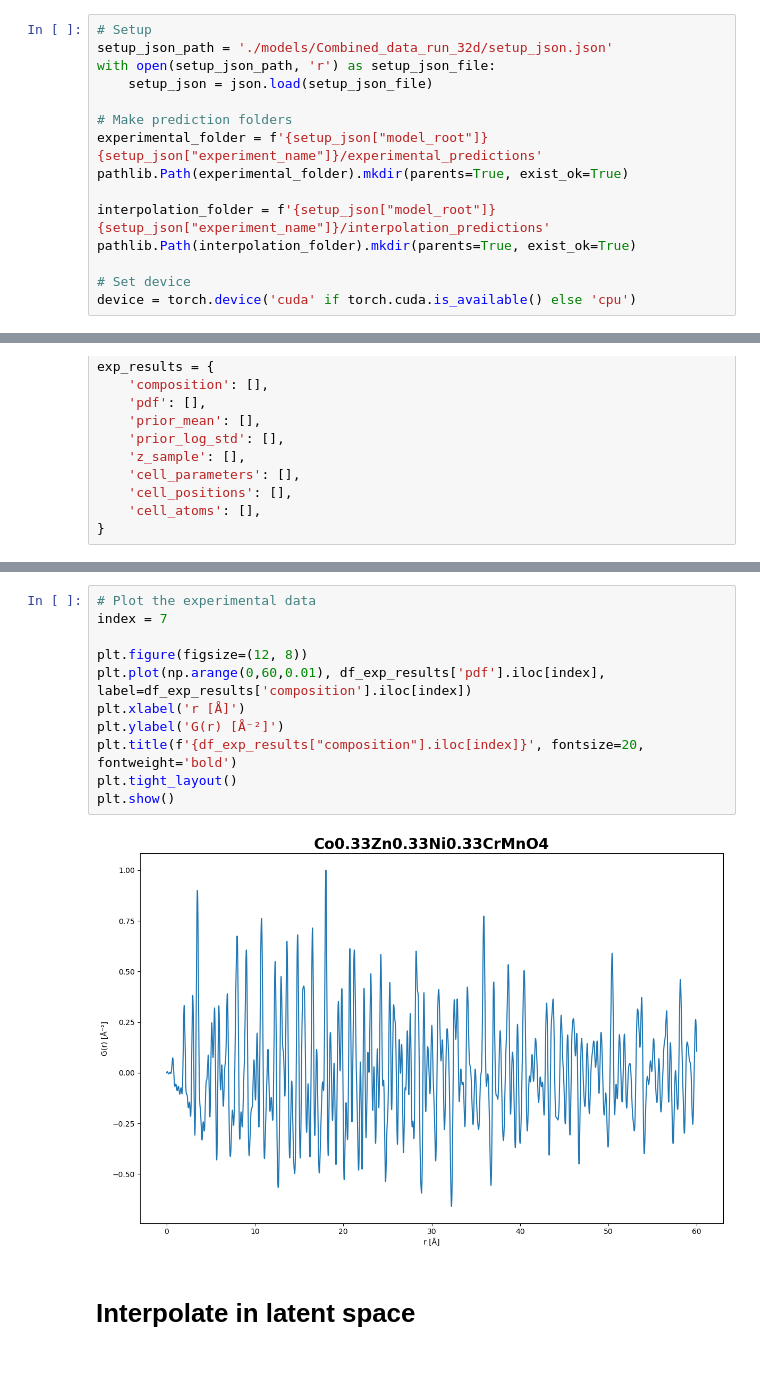
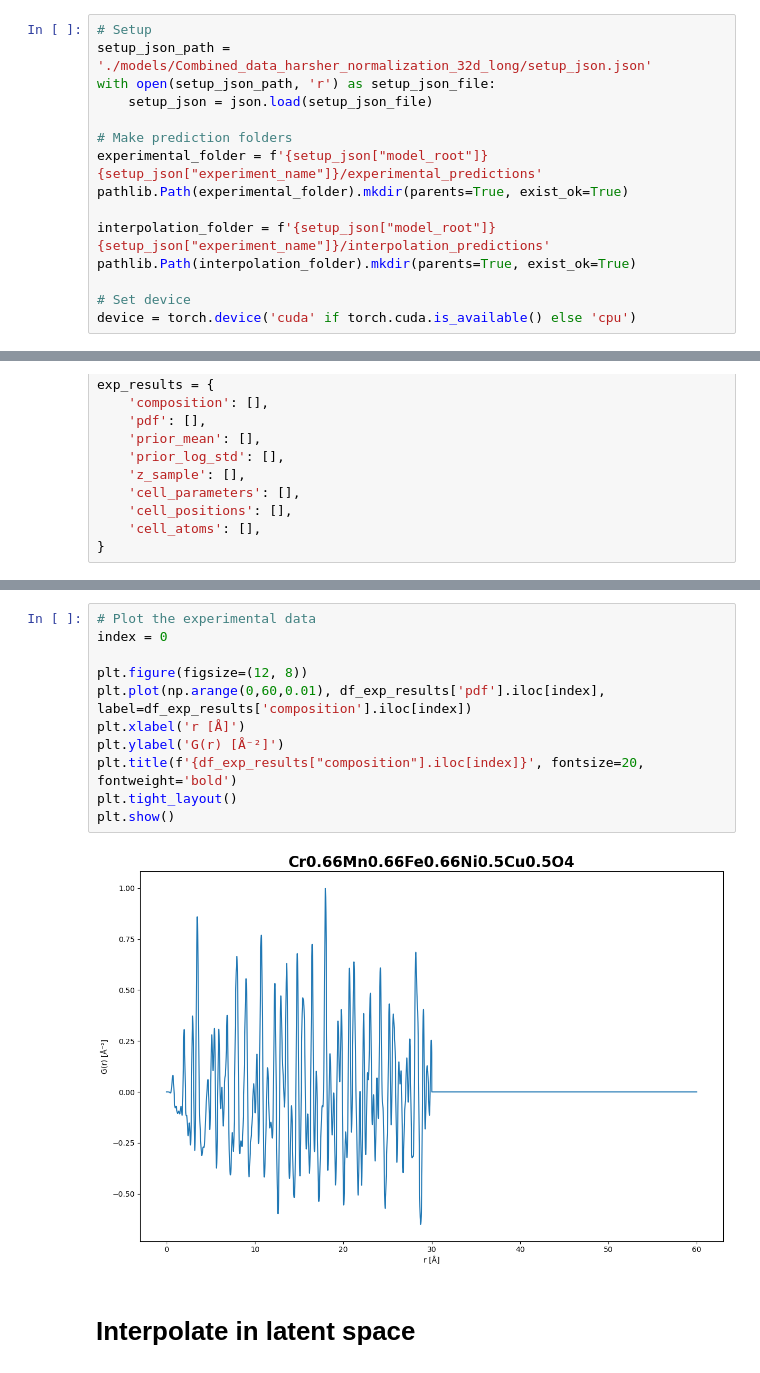
Before and after one commit to UlrikFriisJensen/ToSCA, a Jupyter notebook: plotting_notebook.ipynb, the cells around one changed output, grey strips where cells are left out. Drawn from its saved outputs; the diff is of its cells as text.

```diff
--- a/plotting_notebook.ipynb
+++ b/plotting_notebook.ipynb
@@ -63,7 +63,7 @@ def create_cif(cell_params, cell_positions, cell_atoms, filename, prediction=Tru
     return None
 # %%
 # Setup
-setup_json_path = './models/Combined_data_run_32d/setup_json.json'
+setup_json_path = './models/Combined_data_harsher_normalization_32d_long/setup_json.json'
 with open(setup_json_path, 'r') as setup_json_file:
     setup_json = json.load(setup_json_file)
 
@@ -360,16 +360,16 @@ else:
 # %%
 # Plot the experimental data
-index = 7
+index = 0
 
 plt.figure(figsize=(12, 8))
 plt.plot(np.arange(0,60,0.01), df_exp_results['pdf'].iloc[index], label=df_exp_results['composition'].iloc[index])
 plt.xlabel('r [Å]')
 plt.ylabel('G(r) [Å⁻²]')
 plt.title(f'{df_exp_results["composition"].iloc[index]}', fontsize=20, fontweight='bold')
 plt.tight_layout()
 plt.show()
 # %% [output]
-[figure, old version]
+[figure, new version]
 # %% [markdown]
 # Interpolate in latent space
 # %%
```
Also changed, not shown: parts of 8 cells of this notebook.
